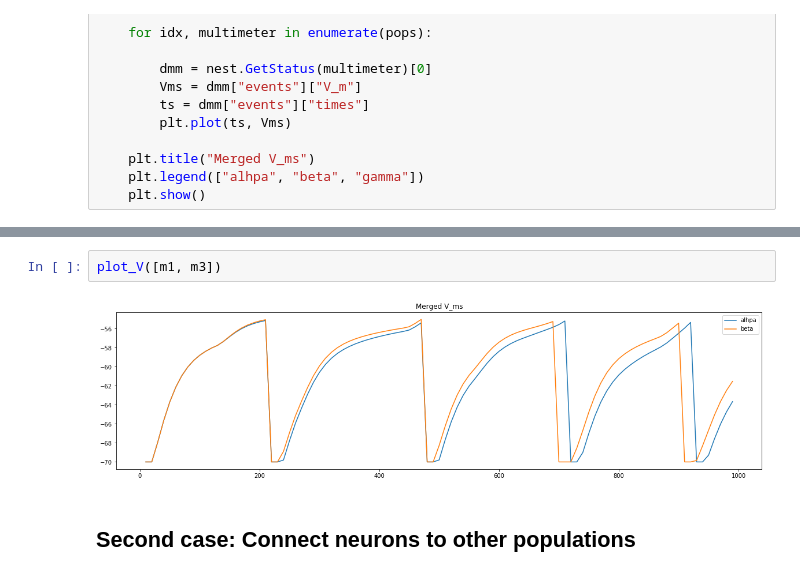
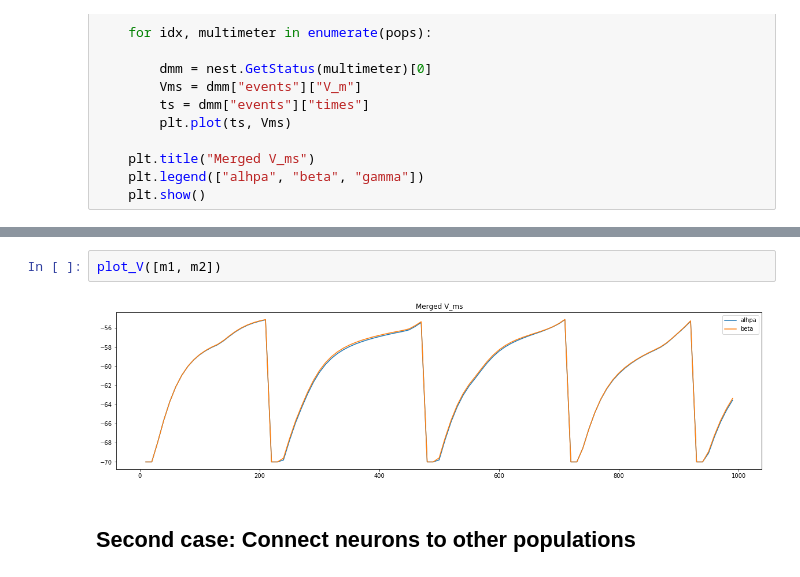
Before and after one commit to ndettmer/neuronal_synchrony_replication, a Jupyter notebook: nest.ipynb, the cells around one changed output, grey strips where cells are left out. Cells and saved outputs as stored; diff of their text form.

```diff
--- a/nest.ipynb
+++ b/nest.ipynb
@@ -149,7 +219,7 @@ def cross_correlate(m1, m2):
 # %%
-plot_V([m1, m3])
+plot_V([m1, m2])
 # %% [output]
-[figure, old version]
+[figure, new version]
 # %% [markdown]
 ## Second case: Connect neurons to other populations
 # %% [markdown]
```
Also changed, not shown: parts of 17 cells of this notebook.
